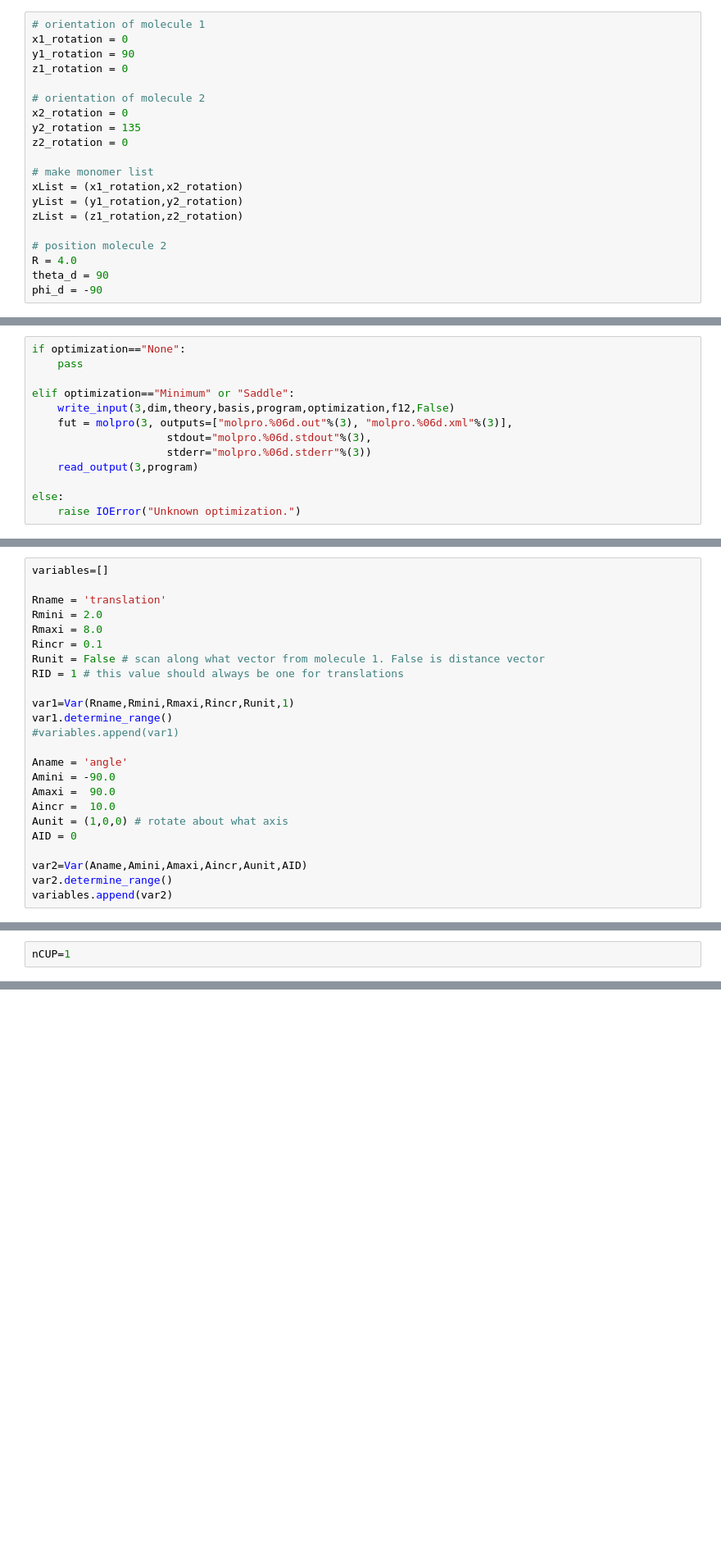
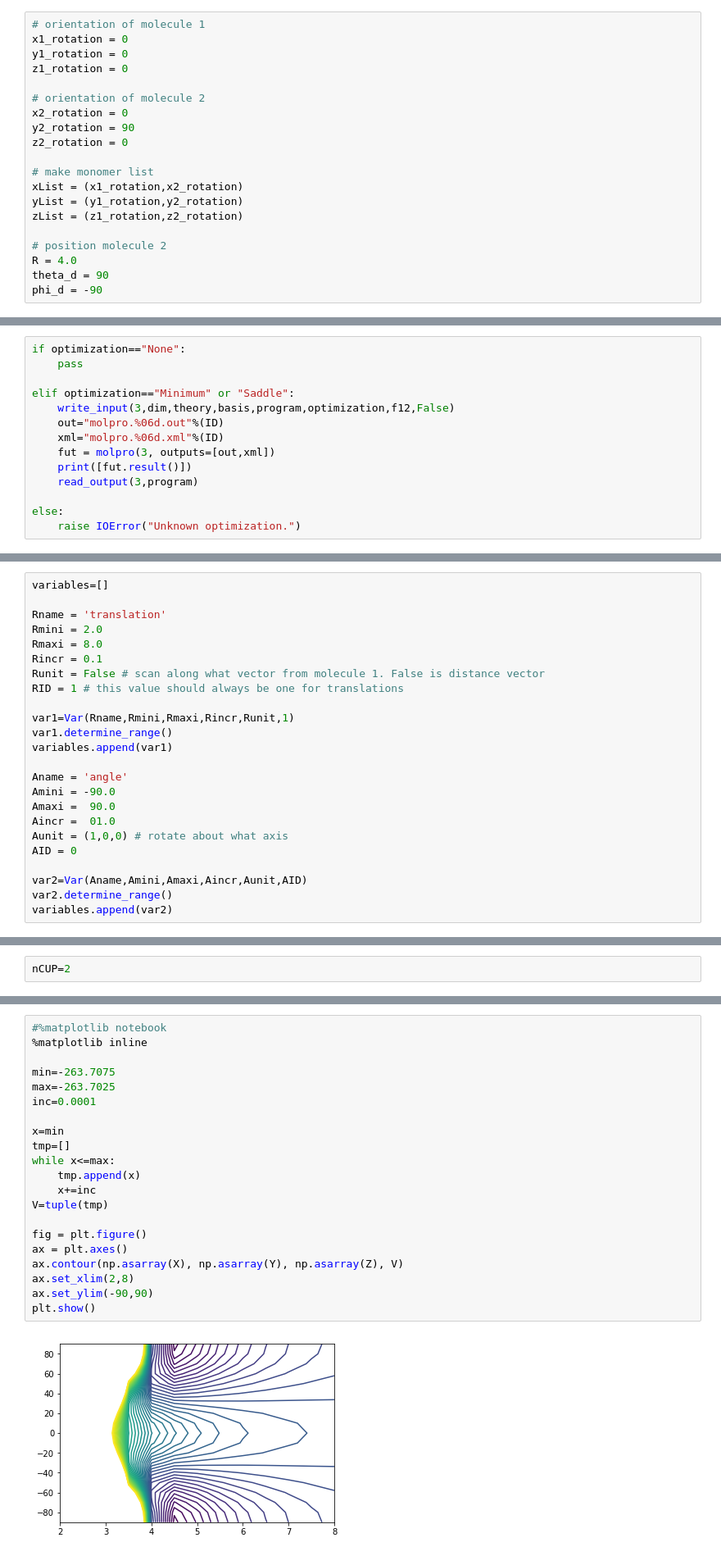
Before and after one commit to sodelab/pair, a Jupyter notebook: tools/notebook/pes-2b.ipynb, the cells around one changed output, grey strips where cells are left out. Shown at 82% size. Saved outputs shown, nothing was run; the diff lists cells and outputs as text; blank space fills up the shorter version.

Commit message:
contour plots

```diff
--- a/tools/notebook/pes-2b.ipynb
+++ b/tools/notebook/pes-2b.ipynb
@@ -729,12 +757,12 @@ The molecules are oriented such that the x-axis runs horizontally across the scr
 # %%
 # orientation of molecule 1
 x1_rotation = 0
-y1_rotation = 90
+y1_rotation = 0
 z1_rotation = 0
 
 # orientation of molecule 2
 x2_rotation = 0
-y2_rotation = 135
+y2_rotation = 90
 z2_rotation = 0
 
 # make monomer list
@@ -786,9 +818,10 @@ if optimization=="None":
 
 elif optimization=="Minimum" or "Saddle":
     write_input(3,dim,theory,basis,program,optimization,f12,False)
-    fut = molpro(3, outputs=["molpro.%06d.out"%(3), "molpro.%06d.xml"%(3)],
-                     stdout="molpro.%06d.stdout"%(3),
-                     stderr="molpro.%06d.stderr"%(3))
+    out="molpro.%06d.out"%(ID)
+    xml="molpro.%06d.xml"%(ID)
+    fut = molpro(3, outputs=[out,xml])
+    print([fut.result()])
     read_output(3,program)
 
 else:
@@ -811,12 +844,12 @@ RID = 1 # this value should always be one for translations
 
 var1=Var(Rname,Rmini,Rmaxi,Rincr,Runit,1)
 var1.determine_range()
-#variables.append(var1)
+variables.append(var1)
 
 Aname = 'angle'
 Amini = -90.0
 Amaxi =  90.0
-Aincr =  10.0
+Aincr =  01.0
 Aunit = (1,0,0) # rotate about what axis
 AID = 0
 
@@ -826,7 +859,7 @@ variables.append(var2)
 # %% [markdown]
 **number of variable coupling?**
 # %%
-nCUP=1
+nCUP=2
 # %% [markdown]
 ## 8. PES scan
 
@@ -875,0 +977,23 @@ plt.plot(variables[0].ranges,nrg)
+# %%
+#%matplotlib notebook
+%matplotlib inline
+
+min=-263.7075
+max=-263.7025
+inc=0.0001
+
+x=min
+tmp=[]
+while x<=max:
+    tmp.append(x)
+    x+=inc
+V=tuple(tmp)
+
+fig = plt.figure()
+ax = plt.axes()
+ax.contour(np.asarray(X), np.asarray(Y), np.asarray(Z), V)
+ax.set_xlim(2,8)
+ax.set_ylim(-90,90)
+plt.show()
+# %% [output]
+[figure, added]
```
Also changed, not shown: parts of 15 cells of this notebook.
